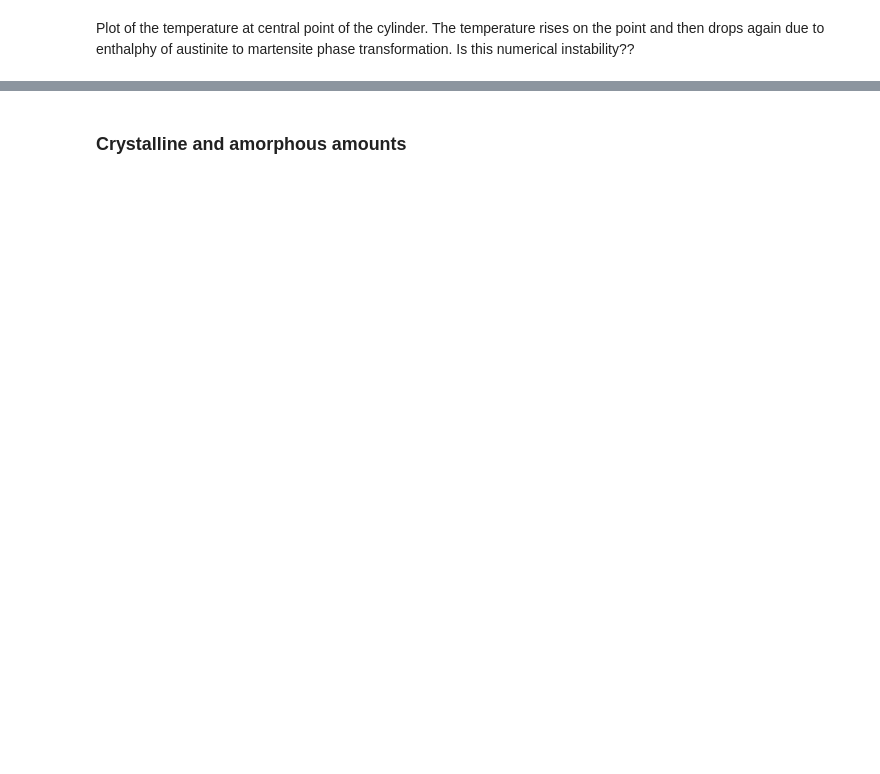
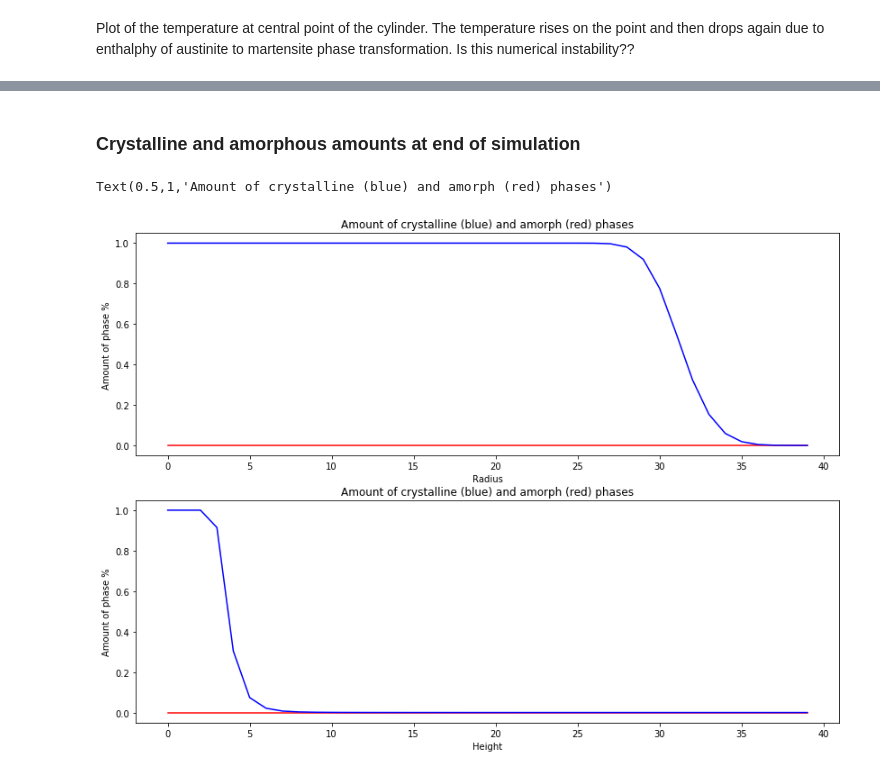
Before and after one commit to Teslos/TTT, a Jupyter notebook: TTTBMG.ipynb, the cells around one changed output, grey strips where cells are left out. Cells and saved outputs as stored; diff of their text form; code cells hidden in the pictures; blank space fills up the shorter version.

```diff
--- a/TTTBMG.ipynb
+++ b/TTTBMG.ipynb
@@ -506,16 +525,19 @@ plta = plt.plot(Tvstime)
 # %% [markdown]
-### Crystalline and amorphous amounts
+### Crystalline and amorphous amounts at end of simulation
 # %%
 fig2, (axp22, axc22)= plt.subplots(2, 1, sharex=False, sharey=False, figsize=(14,10))
 
 axp22.plot(fi.value.reshape(N,N)[2,:], 'r')
-axp22.plot(fp.value.reshape(N,N)[2,:], 'b')
+axp22.plot(fc.value.reshape(N,N)[2,:], 'b')
 axp22.set_xlabel('Radius')
 axp22.set_ylabel('Amount of phase %')
-axp22.set_title('Amount of pearlite (blue) and martensite (red) phases')
+axp22.set_title('Amount of crystalline (blue) and amorph (red) phases')
 
 axc22.plot(fi.value.reshape(N,N)[:,20], 'r')
-axc22.plot(fp.value.reshape(N,N)[:,20], 'b')
+axc22.plot(fc.value.reshape(N,N)[:,20], 'b')
 axc22.set_xlabel('Height')
 axc22.set_ylabel('Amount of phase %')
-axc22.set_title('Amount of pearlite (blue) and martensite (red) phases')
+axc22.set_title('Amount of crystalline (blue) and amorph (red) phases')
+# %% [output]
+Text(0.5,1,'Amount of crystalline (blue) and amorph (red) phases')
+[figure, added]
```
Also changed, not shown: parts of 14 cells of this notebook, 2 other files.
